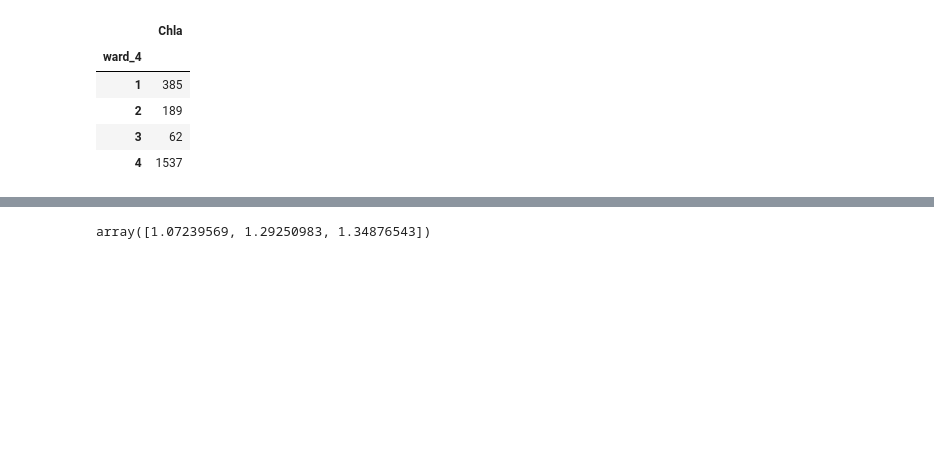
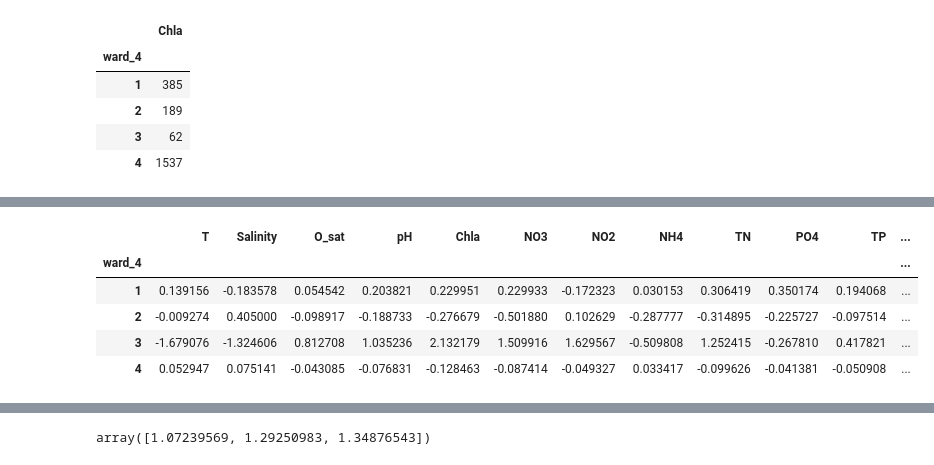
Before and after one commit to Alberto-Ghedin/ISPRA_20152017_Analysis, a Jupyter notebook: Clustering/Lin_disc_analysis.ipynb, the cells around one changed output, grey strips where cells are left out. Cells and saved outputs as stored; diff of their text form; code cells hidden in the pictures; blank space fills up the shorter version.

```diff
--- a/Clustering/Lin_disc_analysis.ipynb
+++ b/Clustering/Lin_disc_analysis.ipynb
@@ -189,2 +177,11 @@ for clustering, ax in zip(LDAs.keys(), axs):
+# %%
+training_data.groupby("ward_4").agg("mean")
+# %% [output]
+|  | T | Salinity | O_sat | pH | Chla | NO3 | NO2 | NH4 | TN | PO4 | TP | ... |
+| ward_4 |  |  |  |  |  |  |  |  |  |  |  | ... |
+| 1 | 0.139156 | -0.183578 | 0.054542 | 0.203821 | 0.229951 | 0.229933 | -0.172323 | 0.030153 | 0.306419 | 0.350174 | 0.194068 | ... |
+| 2 | -0.009274 | 0.405000 | -0.098917 | -0.188733 | -0.276679 | -0.501880 | 0.102629 | -0.287777 | -0.314895 | -0.225727 | -0.097514 | ... |
+| 3 | -1.679076 | -1.324606 | 0.812708 | 1.035236 | 2.132179 | 1.509916 | 1.629567 | -0.509808 | 1.252415 | -0.267810 | 0.417821 | ... |
+| 4 | 0.052947 | 0.075141 | -0.043085 | -0.076831 | -0.128463 | -0.087414 | -0.049327 | 0.033417 | -0.099626 | -0.041381 | -0.050908 | ... |
 # %%
 training_data.to_csv(_HOME_ + "/ISPRA_20152017_Analysis/Clustering/Unknown_effect/training_data_LDA.csv")
```
Also changed, not shown: parts of 15 cells of this notebook, 2 other files.
